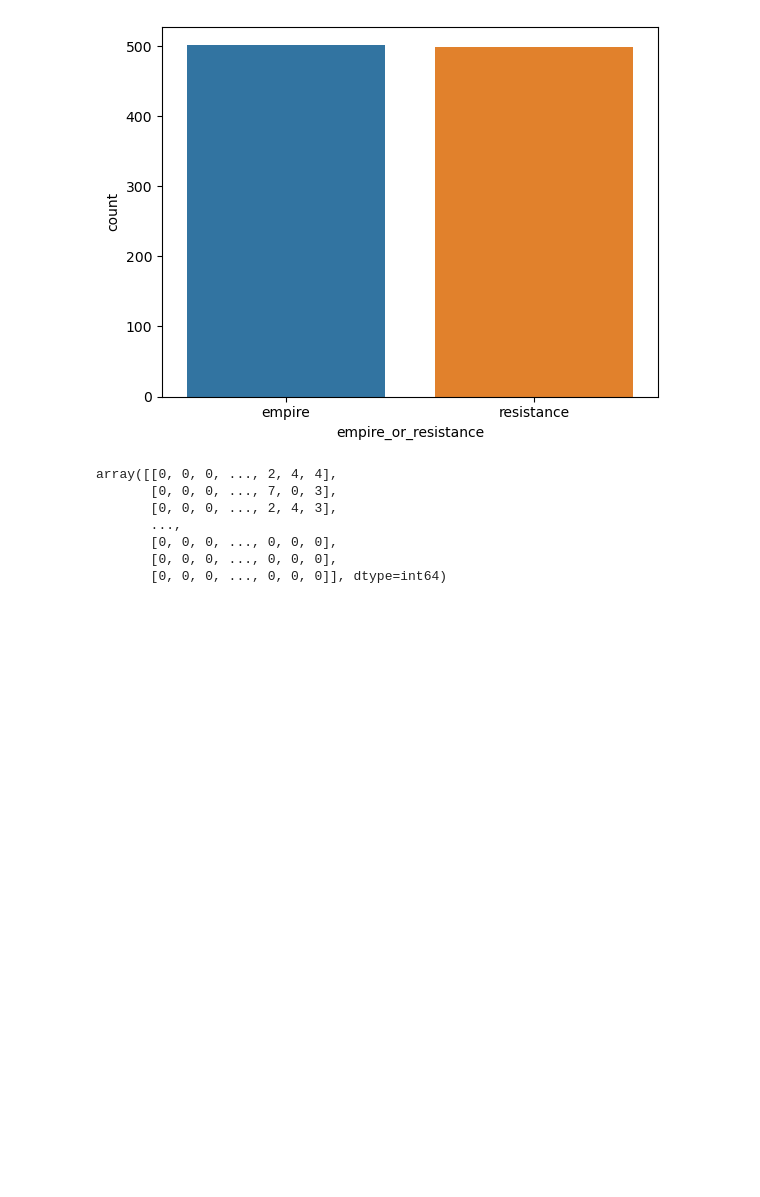
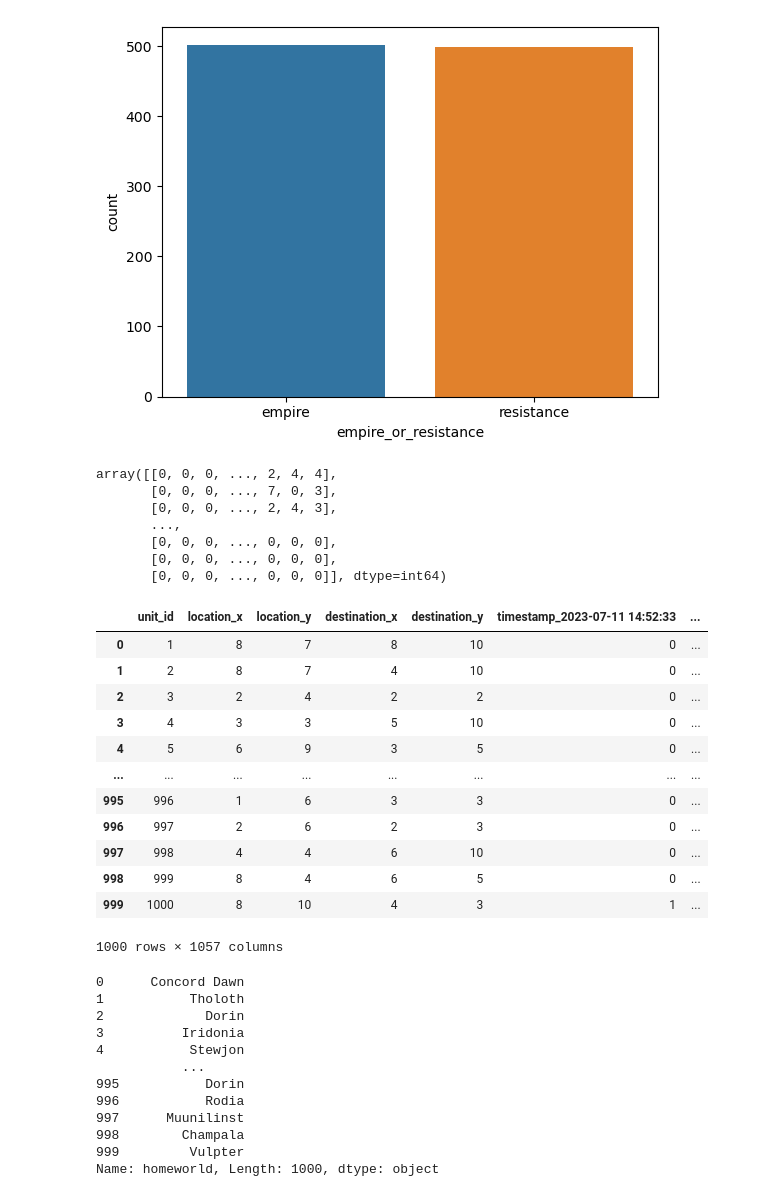
Before and after one commit to boafow/guidedProject3, a Jupyter notebook: proj3.ipynb, the cells around one changed output. Drawn from its saved outputs; the diff is of its cells as text; code cells hidden in the pictures; blank space fills up the shorter version.

Commit message:
started on decision tree

```diff
--- a/proj3.ipynb
+++ b/proj3.ipynb
@@ -114,3 +114,53 @@ array([[0, 0, 0, ..., 2, 4, 4],
        [0, 0, 0, ..., 0, 0, 0],
        [0, 0, 0, ..., 0, 0, 0],
        [0, 0, 0, ..., 0, 0, 0]], dtype=int64)
+# %%
+import pandas as pd
+from sklearn.tree import DecisionTreeClassifier
+from sklearn.model_selection import train_test_split
+from sklearn.preprocessing import LabelEncoder
+
+# Load the dataset from a CSV file
+data = pd.read_csv('troop_movements.csv')
+
+# Extract the relevant columns
+
+
+new_df = pd.get_dummies(data)
+display(new_df)
+
+# homeworlds = new_df['homeworld']
+# unit_types = new_df['unit_type']
+# affiliations = new_df['empire_or_resistance']
+
+# homeworlds_encoded = fit_transform(homeworlds)
+# unit_types_encoded = fit_transform(unit_types)
+# affiliations_encoded = fit_transform(affiliations)
+
+homeworlds
+# %% [output]
+|  | unit_id | location_x | location_y | destination_x | destination_y | timestamp_2023-07-11 14:52:33 | ... |
+| 0 | 1 | 8 | 7 | 8 | 10 | 0 | ... |
+| 1 | 2 | 8 | 7 | 4 | 10 | 0 | ... |
+| 2 | 3 | 2 | 4 | 2 | 2 | 0 | ... |
+| 3 | 4 | 3 | 3 | 5 | 10 | 0 | ... |
+| 4 | 5 | 6 | 9 | 3 | 5 | 0 | ... |
+| ... | ... | ... | ... | ... | ... | ... | ... |
+| 995 | 996 | 1 | 6 | 3 | 3 | 0 | ... |
+| 996 | 997 | 2 | 6 | 2 | 3 | 0 | ... |
+| 997 | 998 | 4 | 4 | 6 | 10 | 0 | ... |
+| 998 | 999 | 8 | 4 | 6 | 5 | 0 | ... |
+| 999 | 1000 | 8 | 10 | 4 | 3 | 1 | ... |
+1000 rows × 1057 columns
+0      Concord Dawn
+1           Tholoth
+2             Dorin
+3          Iridonia
+4           Stewjon
+           ...
+995           Dorin
+996           Rodia
+997      Muunilinst
+998        Champala
+999         Vulpter
+Name: homeworld, Length: 1000, dtype: object
```
